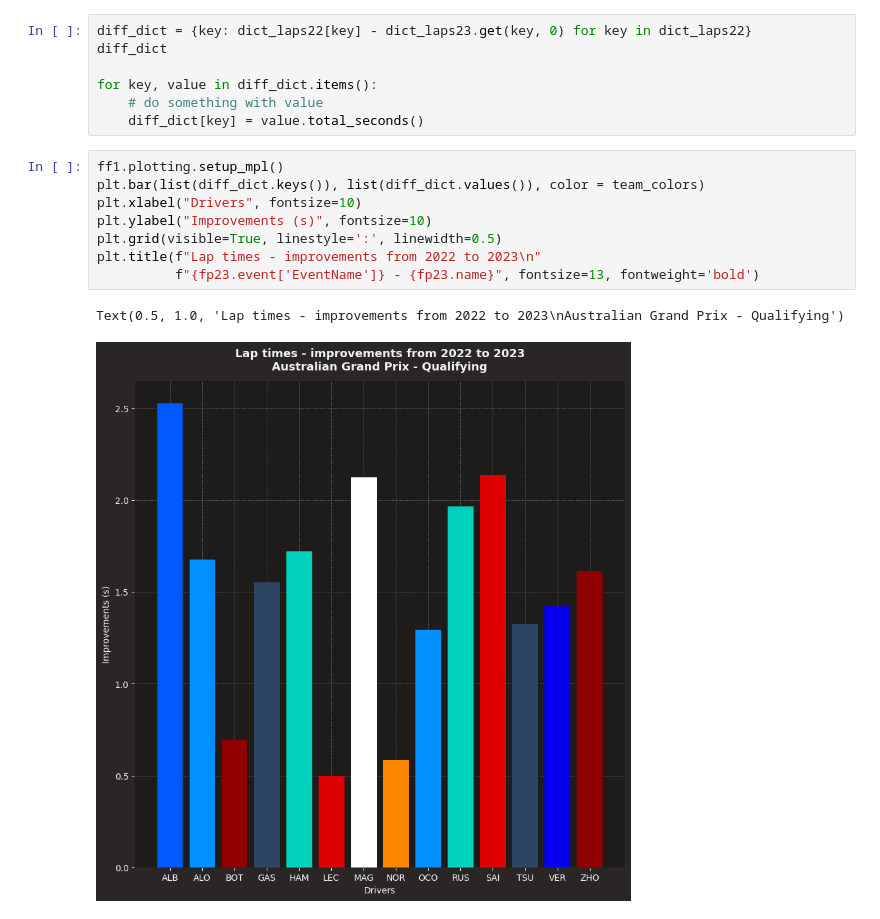
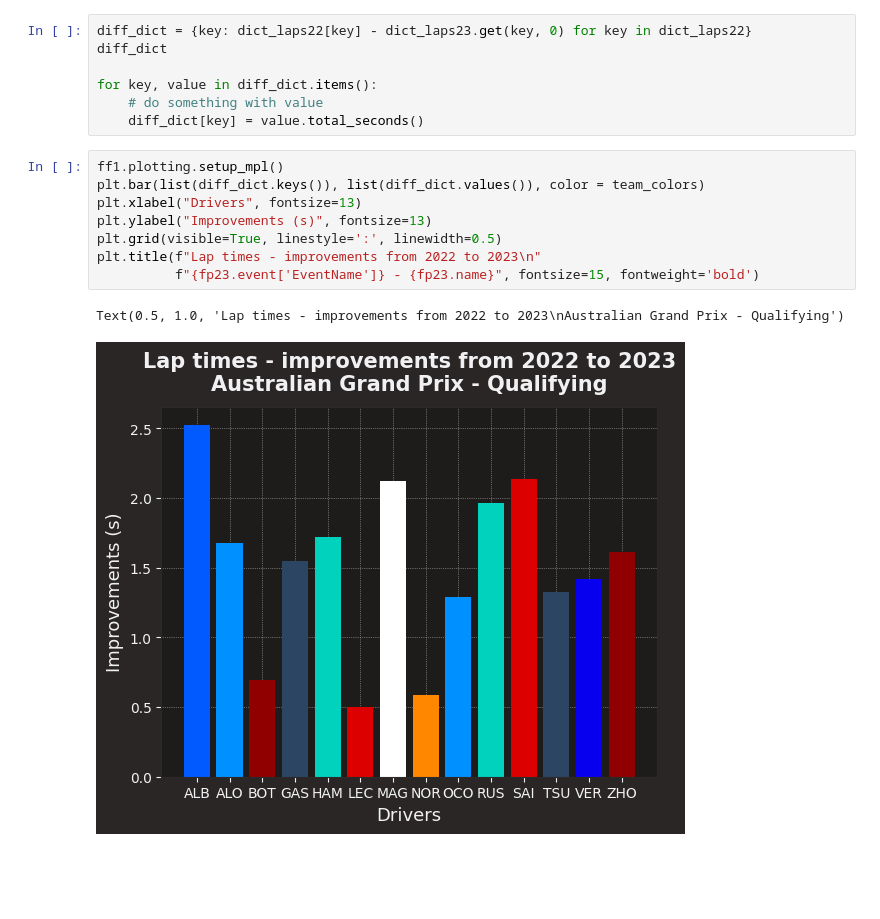
Before and after one commit to Rick8998/Australia2023F1, a Jupyter notebook: SessionAnalysis/qualiImprovements.ipynb, the cells around one changed output. Saved outputs shown, nothing was run; the diff lists cells and outputs as text; blank space fills up the shorter version.

```diff
--- a/SessionAnalysis/qualiImprovements.ipynb
+++ b/SessionAnalysis/qualiImprovements.ipynb
@@ -90,11 +90,11 @@ for key, value in diff_dict.items():
 # %%
 ff1.plotting.setup_mpl()
 plt.bar(list(diff_dict.keys()), list(diff_dict.values()), color = team_colors)
-plt.xlabel("Drivers", fontsize=10)
-plt.ylabel("Improvements (s)", fontsize=10)
+plt.xlabel("Drivers", fontsize=13)
+plt.ylabel("Improvements (s)", fontsize=13)
 plt.grid(visible=True, linestyle=':', linewidth=0.5)
 plt.title(f"Lap times - improvements from 2022 to 2023\n"
-          f"{fp23.event['EventName']} - {fp23.name}", fontsize=13, fontweight='bold')
+          f"{fp23.event['EventName']} - {fp23.name}", fontsize=15, fontweight='bold')
 # %% [output]
 Text(0.5, 1.0, 'Lap times - improvements from 2022 to 2023\nAustralian Grand Prix - Qualifying')
-[figure, old version]
+[figure, new version]
```
